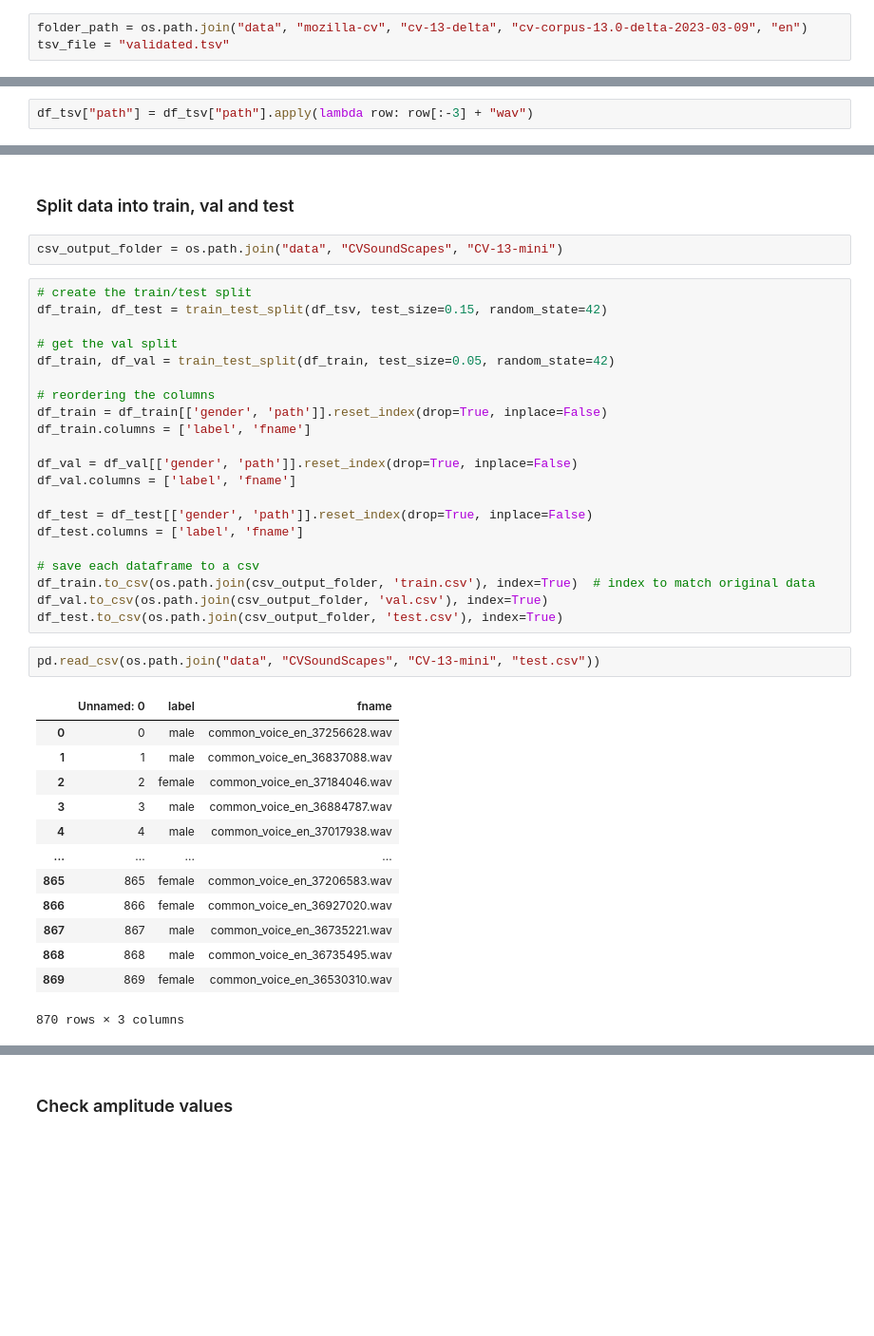
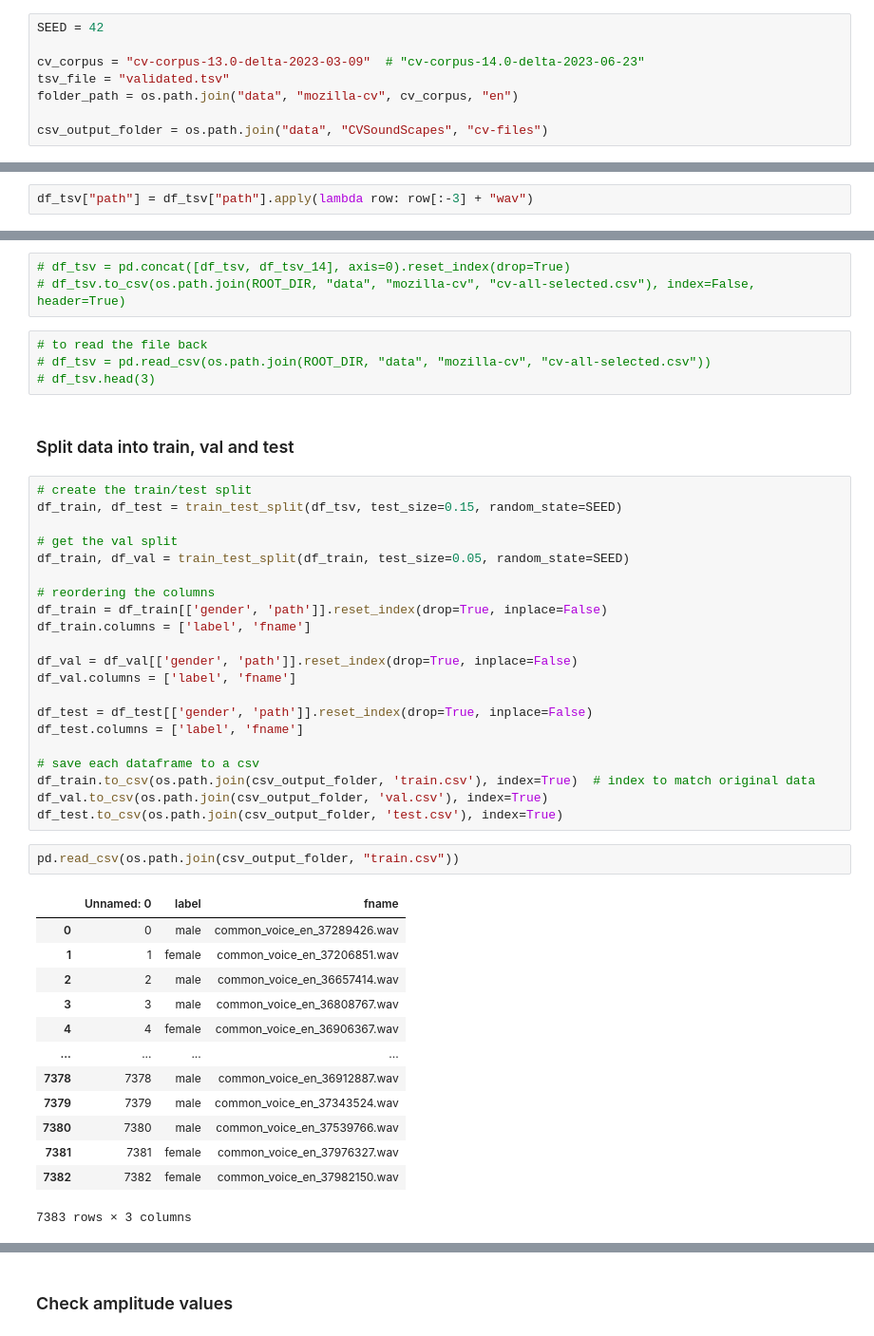
Before and after one commit to tioans/multimod-sound-separation, a Jupyter notebook: multimod-waveformer/explore-data.ipynb, the cells around one changed output, grey strips where cells are left out. Shown at 95% size. Saved outputs shown, nothing was run; the diff lists cells and outputs as text; blank space fills up the shorter version.

Commit message:
Change the prep data scripts to support multi Mozilla CV datasets

```diff
--- a/multimod-waveformer/explore-data.ipynb
+++ b/multimod-waveformer/explore-data.ipynb
@@ -11,5 +14,10 @@ Root Dir:  /scratch/IOSZ/waveformer/multimod-sound-separation/multimod-waveforme
 # %% [markdown]
 ## Mozilla CV data
 # %%
-folder_path = os.path.join("data", "mozilla-cv", "cv-13-delta", "cv-corpus-13.0-delta-2023-03-09", "en")
+SEED = 42
+
+cv_corpus = "cv-corpus-13.0-delta-2023-03-09"  # "cv-corpus-14.0-delta-2023-06-23"
 tsv_file = "validated.tsv"
+folder_path = os.path.join("data", "mozilla-cv", cv_corpus, "en")
+
+csv_output_folder = os.path.join("data", "CVSoundScapes", "cv-files")
@@ -82,13 +135,18 @@ df_tsv.head(3)
+# %%
+# df_tsv = pd.concat([df_tsv, df_tsv_14], axis=0).reset_index(drop=True)
+# df_tsv.to_csv(os.path.join(ROOT_DIR, "data", "mozilla-cv", "cv-all-selected.csv"), index=False, header=True)
+# %%
+# to read the file back
+# df_tsv = pd.read_csv(os.path.join(ROOT_DIR, "data", "mozilla-cv", "cv-all-selected.csv"))
+# df_tsv.head(3)
 # %% [markdown]
 ### Split data into train, val and test
-# %%
-csv_output_folder = os.path.join("data", "CVSoundScapes", "CV-13-mini")
 # %%
 # create the train/test split
-df_train, df_test = train_test_split(df_tsv, test_size=0.15, random_state=42)
+df_train, df_test = train_test_split(df_tsv, test_size=0.15, random_state=SEED)
 
 # get the val split
-df_train, df_val = train_test_split(df_train, test_size=0.05, random_state=42)
+df_train, df_val = train_test_split(df_train, test_size=0.05, random_state=SEED)
 
 # reordering the columns
 df_train = df_train[['gender', 'path']].reset_index(drop=True, inplace=False)
@@ -105,19 +163,19 @@ df_train.to_csv(os.path.join(csv_output_folder, 'train.csv'), index=True)  # ind
 df_val.to_csv(os.path.join(csv_output_folder, 'val.csv'), index=True)
 df_test.to_csv(os.path.join(csv_output_folder, 'test.csv'), index=True)
 # %%
-pd.read_csv(os.path.join("data", "CVSoundScapes", "CV-13-mini", "test.csv"))
+pd.read_csv(os.path.join(csv_output_folder, "train.csv"))
 # %% [output]
 |  | Unnamed: 0 | label | fname |
-| 0 | 0 | male | common_voice_en_37256628.wav |
-| 1 | 1 | male | common_voice_en_36837088.wav |
-| 2 | 2 | female | common_voice_en_37184046.wav |
-| 3 | 3 | male | common_voice_en_36884787.wav |
-| 4 | 4 | male | common_voice_en_37017938.wav |
+| 0 | 0 | male | common_voice_en_37289426.wav |
+| 1 | 1 | female | common_voice_en_37206851.wav |
+| 2 | 2 | male | common_voice_en_36657414.wav |
+| 3 | 3 | male | common_voice_en_36808767.wav |
+| 4 | 4 | female | common_voice_en_36906367.wav |
 | ... | ... | ... | ... |
-| 865 | 865 | female | common_voice_en_37206583.wav |
-| 866 | 866 | female | common_voice_en_36927020.wav |
-| 867 | 867 | male | common_voice_en_36735221.wav |
-| 868 | 868 | male | common_voice_en_36735495.wav |
-| 869 | 869 | female | common_voice_en_36530310.wav |
+| 7378 | 7378 | male | common_voice_en_36912887.wav |
+| 7379 | 7379 | male | common_voice_en_37343524.wav |
+| 7380 | 7380 | male | common_voice_en_37539766.wav |
+| 7381 | 7381 | female | common_voice_en_37976327.wav |
+| 7382 | 7382 | female | common_voice_en_37982150.wav |
-870 rows × 3 columns
+7383 rows × 3 columns
 # %%
```
Also changed, not shown: parts of 22 cells of this notebook, 1 other file.
